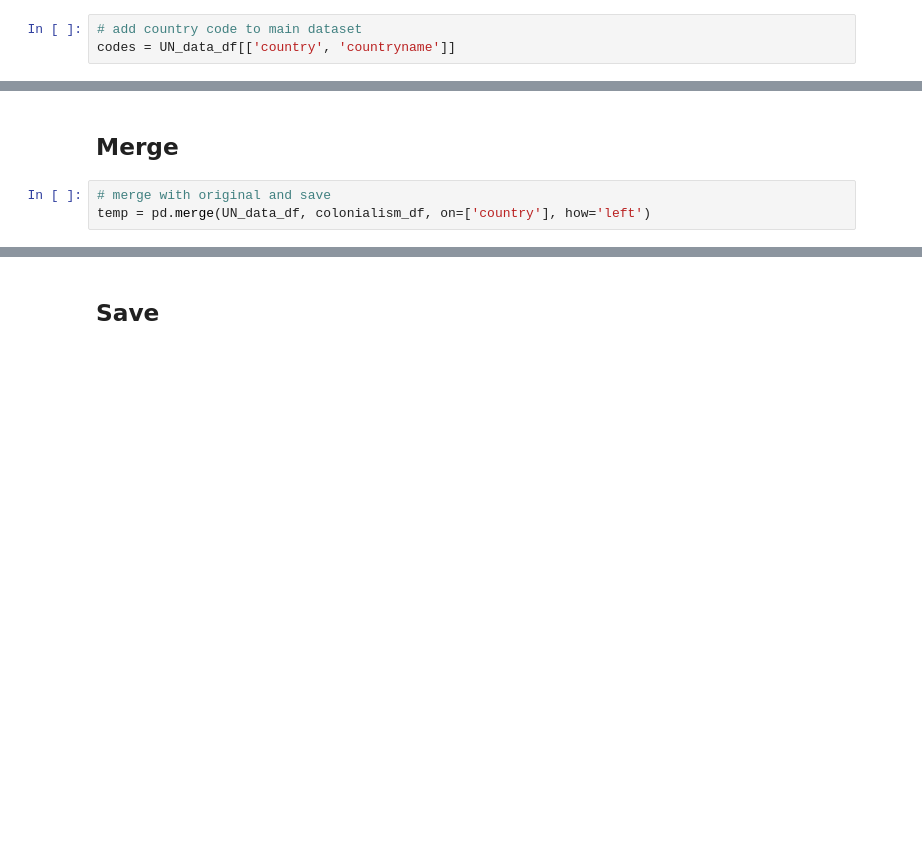
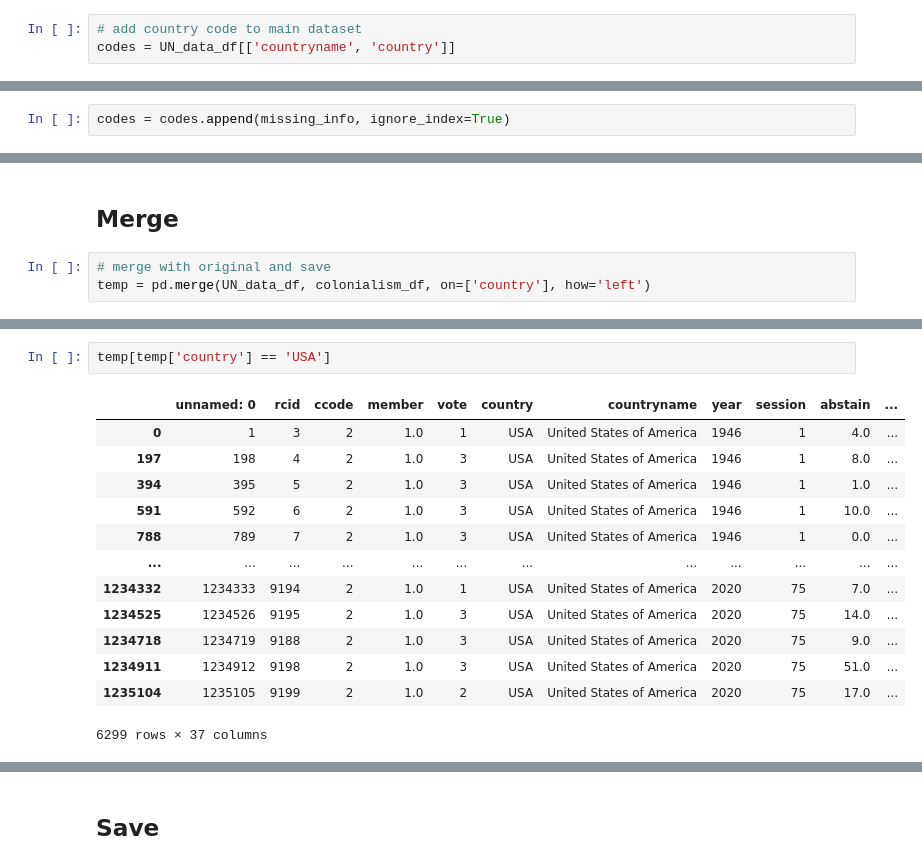
Before and after one commit to lauren-kirsh/Diversity-and-Respresentation-in-UN-Voting, a Jupyter notebook: notebook/UN_data_CO.ipynb, the cells around one changed output, grey strips where cells are left out. Drawn from its saved outputs; the diff is of its cells as text; blank space fills up the shorter version.

```diff
--- a/notebook/UN_data_CO.ipynb
+++ b/notebook/UN_data_CO.ipynb
@@ -116,3 +130,3 @@ Index(['country', 'col.belgium', 'col.britain', 'col.france', 'col.germany',
 # %%
 # add country code to main dataset
-codes = UN_data_df[['country', 'countryname']]
+codes = UN_data_df[['countryname', 'country']]
@@ -127,3 +210,5 @@ See the caveats in the documentation: https://pandas.pydata.org/pandas-docs/stab
+# %%
+codes = codes.append(missing_info, ignore_index=True)
 # %%
 len(codes)
 # %% [output]
@@ -184,0 +310,16 @@ temp = pd.merge(UN_data_df, colonialism_df, on=['country'], how='left')
+# %%
+temp[temp['country'] == 'USA']
+# %% [output]
+|  | unnamed: 0 | rcid | ccode | member | vote | country | countryname | year | session | abstain | ... |
+| 0 | 1 | 3 | 2 | 1.0 | 1 | USA | United States of America | 1946 | 1 | 4.0 | ... |
+| 197 | 198 | 4 | 2 | 1.0 | 3 | USA | United States of America | 1946 | 1 | 8.0 | ... |
+| 394 | 395 | 5 | 2 | 1.0 | 3 | USA | United States of America | 1946 | 1 | 1.0 | ... |
+| 591 | 592 | 6 | 2 | 1.0 | 3 | USA | United States of America | 1946 | 1 | 10.0 | ... |
+| 788 | 789 | 7 | 2 | 1.0 | 3 | USA | United States of America | 1946 | 1 | 0.0 | ... |
+| ... | ... | ... | ... | ... | ... | ... | ... | ... | ... | ... | ... |
+| 1234332 | 1234333 | 9194 | 2 | 1.0 | 1 | USA | United States of America | 2020 | 75 | 7.0 | ... |
+| 1234525 | 1234526 | 9195 | 2 | 1.0 | 3 | USA | United States of America | 2020 | 75 | 14.0 | ... |
+| 1234718 | 1234719 | 9188 | 2 | 1.0 | 3 | USA | United States of America | 2020 | 75 | 9.0 | ... |
+| 1234911 | 1234912 | 9198 | 2 | 1.0 | 3 | USA | United States of America | 2020 | 75 | 51.0 | ... |
+| 1235104 | 1235105 | 9199 | 2 | 1.0 | 2 | USA | United States of America | 2020 | 75 | 17.0 | ... |
+6299 rows × 37 columns
```
Also changed, not shown: parts of 17 cells of this notebook.
